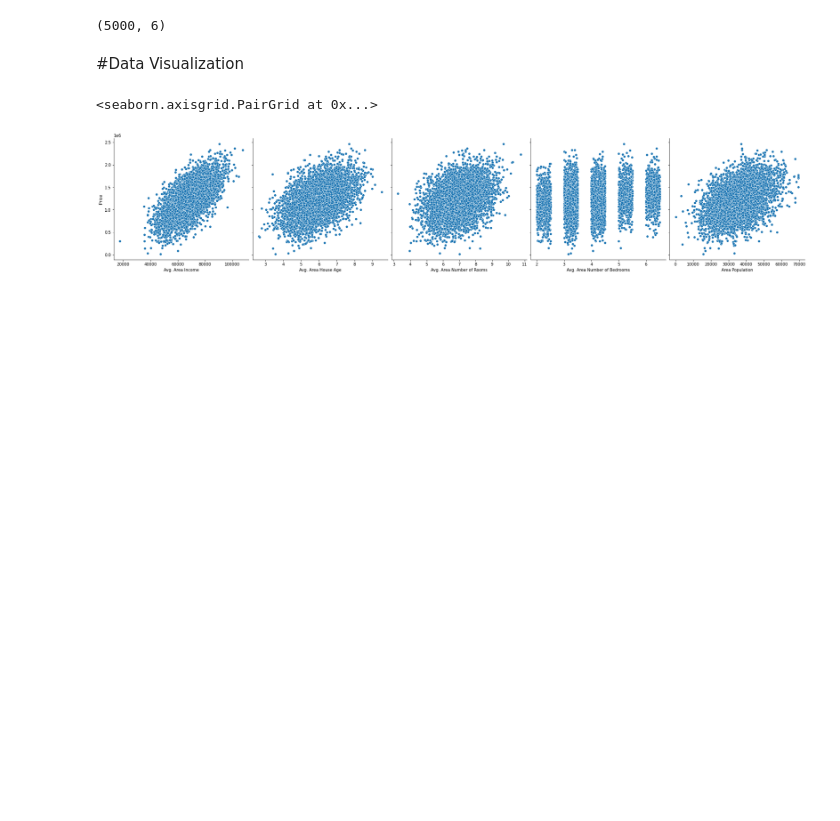
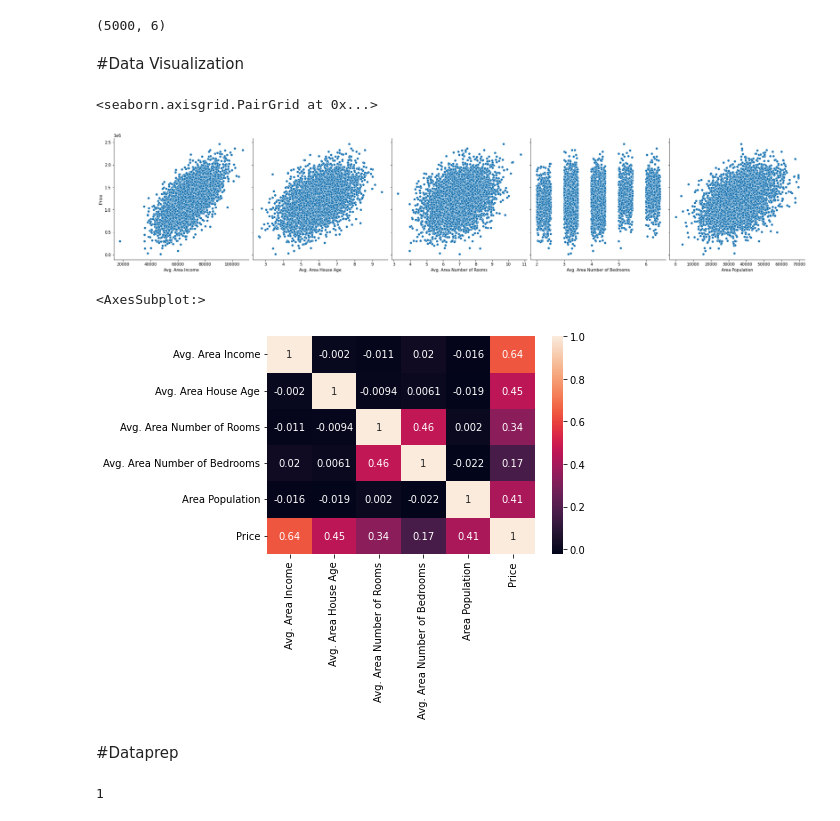
Before and after one commit to julian-8897/Python-projects, a Jupyter notebook: data science/us_house_price.ipynb, the cells around one changed output. Saved outputs shown, nothing was run; the diff lists cells and outputs as text; code cells hidden in the pictures; blank space fills up the shorter version.

```diff
--- a/data science/us_house_price.ipynb
+++ b/data science/us_house_price.ipynb
@@ -74,3 +77,22 @@ y_vars= ['Price'], height=5)
 # %% [output]
 <seaborn.axisgrid.PairGrid at 0x...>
 [figure]
+# %%
+#Heatmap that demonstrates the correlation between the different variables
+sns.heatmap(house_data.corr(), annot=True)
+# %% [output]
+<AxesSubplot:>
+[figure, added]
+# %% [markdown]
+#Dataprep
+# %%
+#input features
+X_cols = list(house_data.columns)[:-1]
+#target variable to be predicted
+Y_cols = ['Price']
+
+input_size = len(X_cols)
+output_size = len(Y_cols)
+print(output_size)
+# %% [output]
+1
```
Also changed, not shown: parts of 12 cells of this notebook.
